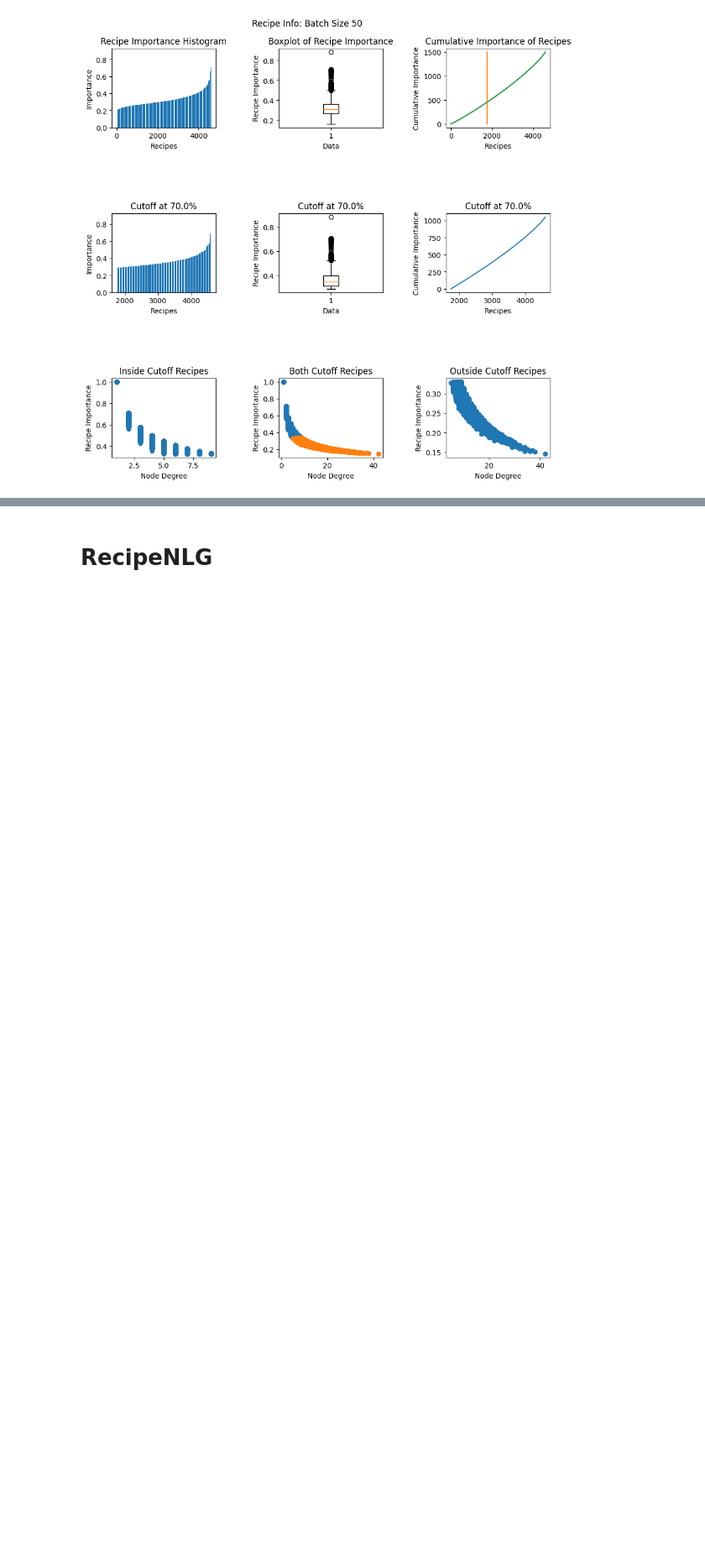
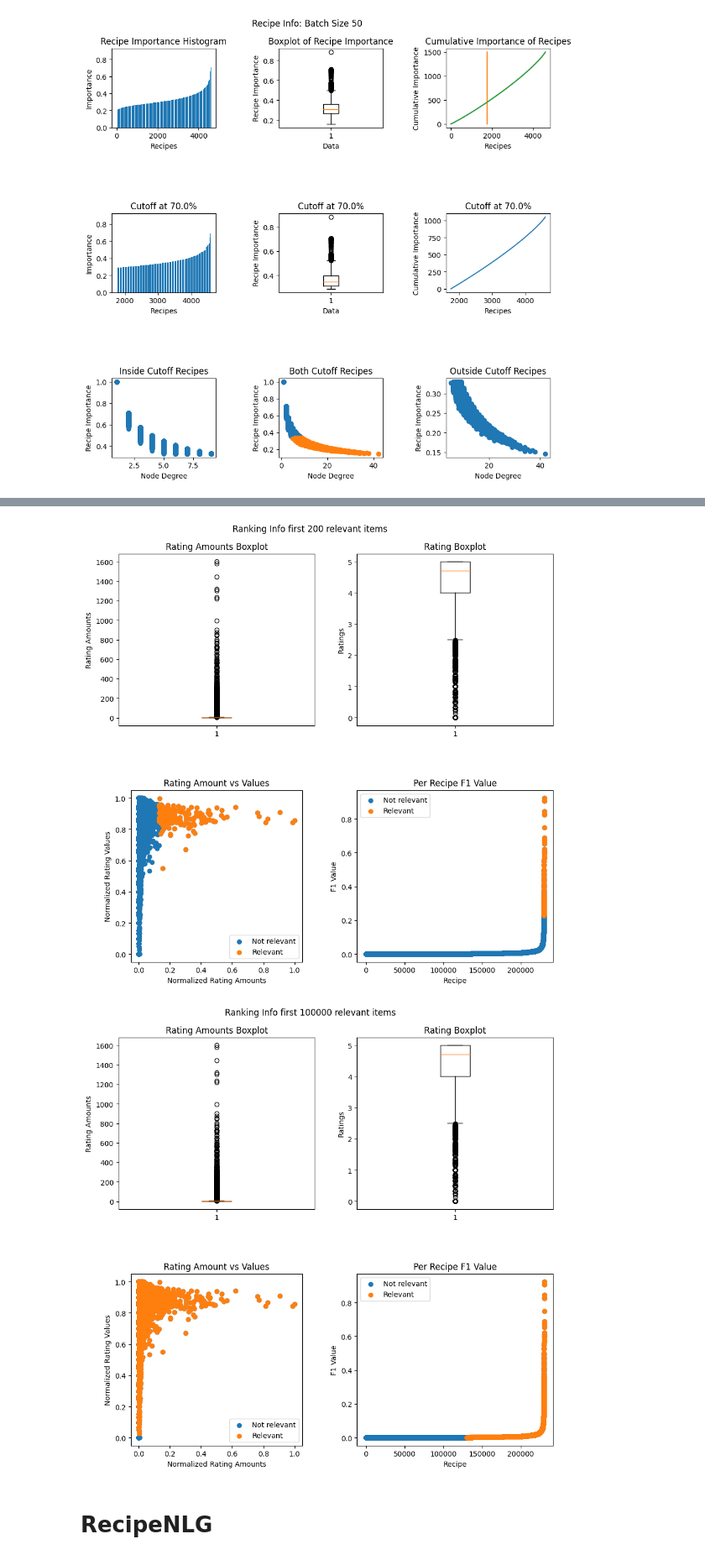
Before and after one commit to luisoibarra/recipy, a Jupyter notebook: recipy/info_extraction.ipynb, the cells around one changed output, grey strips where cells are left out. Shown: that part at 84% size. Saved outputs shown, nothing was run; the diff lists cells and outputs as text; code cells hidden in the pictures; blank space fills up the shorter version.

Commit message:
Recipe Ranking By Rating and Recipe-Recipe graph queries

```diff
--- a/recipy/info_extraction.ipynb
+++ b/recipy/info_extraction.ipynb
@@ -167,3 +167,78 @@ recipe_importance = get_recipe_cutoff(bipartite_graph, recipe_cutoff_percentage=
 plot_recipe_info(bipartite_graph, recipe_cutoff_percentage=0.7, batch_size=50, recipe_importance=recipe_importance)
 # %% [output]
 [figure]
+# %%
+foodcom_recipes_norm_path = data_path / "graphs" / "foodcom" / "food.com.recipe_normalized.json"
+foodcom_recipes_json = json.load(foodcom_recipes_norm_path.open())
+# %%
+from engine.ranking import get_recipe_ranking
+recipe_ranking = get_recipe_ranking(foodcom_recipes_json)
+# %%
+
+amounts = [foodcom_recipes_json[x]["cantidad_comentarios"] for x in foodcom_recipes_json]
+ratings = [foodcom_recipes_json[x]["rating"] for x in foodcom_recipes_json]
+
+def plot_rating_info(amounts: list[float], ratings: list[float], ranked_recipes: list[str], json_recipe: dict, trailing_tag: str):
+
+    max_amount = max(amounts)
+    max_rating = max(ratings)
+
+    print("Max amount:", max_amount)
+    print("Max rating:", max_rating)
+
+    for val, recipe in recipe_ranking[:10]:
+        rating, amount = foodcom_recipes_json[recipe]["rating"], foodcom_recipes_json[recipe]["cantidad_comentarios"]
+        print("Receta:", recipe, "Rating:", rating, "Cantidad:", amount, "Valor", val)
+
+    norm_amounts = [x / max_amount for x in amounts]
+    norm_ratings = [x / max_rating for x in ratings]
+    norm_amount_ranked = [json_recipe[x]["cantidad_comentarios"] / max_amount for x in ranked_recipes]
+    norm_rating_ranked = [json_recipe[x]["rating"] / max_rating for x in ranked_recipes]
+
+    def f1(a, b):
+        return 2 * (a * b) / (a + b)
+
+    f1_all = sorted([f1(x,y) for x,y in zip(norm_amounts, norm_ratings)])
+    f1_ranked = sorted([f1(x,y) for x,y in zip(norm_amount_ranked, norm_rating_ranked)])
+
+    # Create a grid of subplots
+    fig, axs = plt.subplots(2, 2)
+
+    scatter_ax = axs[0][0]
+    scatter_ax.boxplot(amounts)
+    scatter_ax.set_ylabel("Rating Amounts")
+    scatter_ax.set_title("Rating Amounts Boxplot")
+
+    scatter_ax = axs[0][1]
+    scatter_ax.boxplot(ratings)
+    scatter_ax.set_ylabel("Ratings")
+    scatter_ax.set_title("Rating Boxplot")
+
+    scatter_ax = axs[1][0]
+    scatter_ax.scatter(norm_amounts, norm_ratings, label="Not relevant")
+    scatter_ax.scatter(norm_amount_ranked, norm_rating_ranked, label="Relevant")
+    scatter_ax.set_aspect('equal')
+    scatter_ax.legend()
+    scatter_ax.set_xlabel("Normalized Rating Amounts")
+    scatter_ax.set_ylabel("Normalized Rating Values")
+    scatter_ax.set_title("Rating Amount vs Values")
+
+    scatter_ax = axs[1][1]
+    scatter_ax.scatter([i for i in range(len(f1_all))], f1_all, label="Not relevant")
+    scatter_ax.scatter([i for i in range(len(f1_all) - len(f1_ranked), len(f1_all))], f1_ranked, label="Relevant")
+    scatter_ax.legend()
+    scatter_ax.set_xlabel("Recipe")
+    scatter_ax.set_ylabel("F1 Value")
+    scatter_ax.set_title("Per Recipe F1 Value")
+
+    # Adjust the layout of the subplots
+    plt.tight_layout()
+    # Set the size of the figure
+    fig.set_size_inches(10, 10)
+    fig.suptitle(f'Ranking Info {trailing_tag}')
+
+    plt.plot()
+
+plot_rating_info(amounts, ratings, [x[1] for x in recipe_ranking[:200]], foodcom_recipes_json, trailing_tag="first 200 relevant items")
+plot_rating_info(amounts, ratings, [x[1] for x in recipe_ranking[:100000]], foodcom_recipes_json, trailing_tag="first 100000 relevant items")
+# %% [output]
@@ -170,3 +262,5 @@ plot_recipe_info(bipartite_graph, recipe_cutoff_percentage=0.7, batch_size=50, r
+[figure, added]
+[figure, added]
 # %% [markdown]
 # RecipeNLG
 # %%
```
Also changed, not shown: parts of 1 cell of this notebook, 12 other files.
